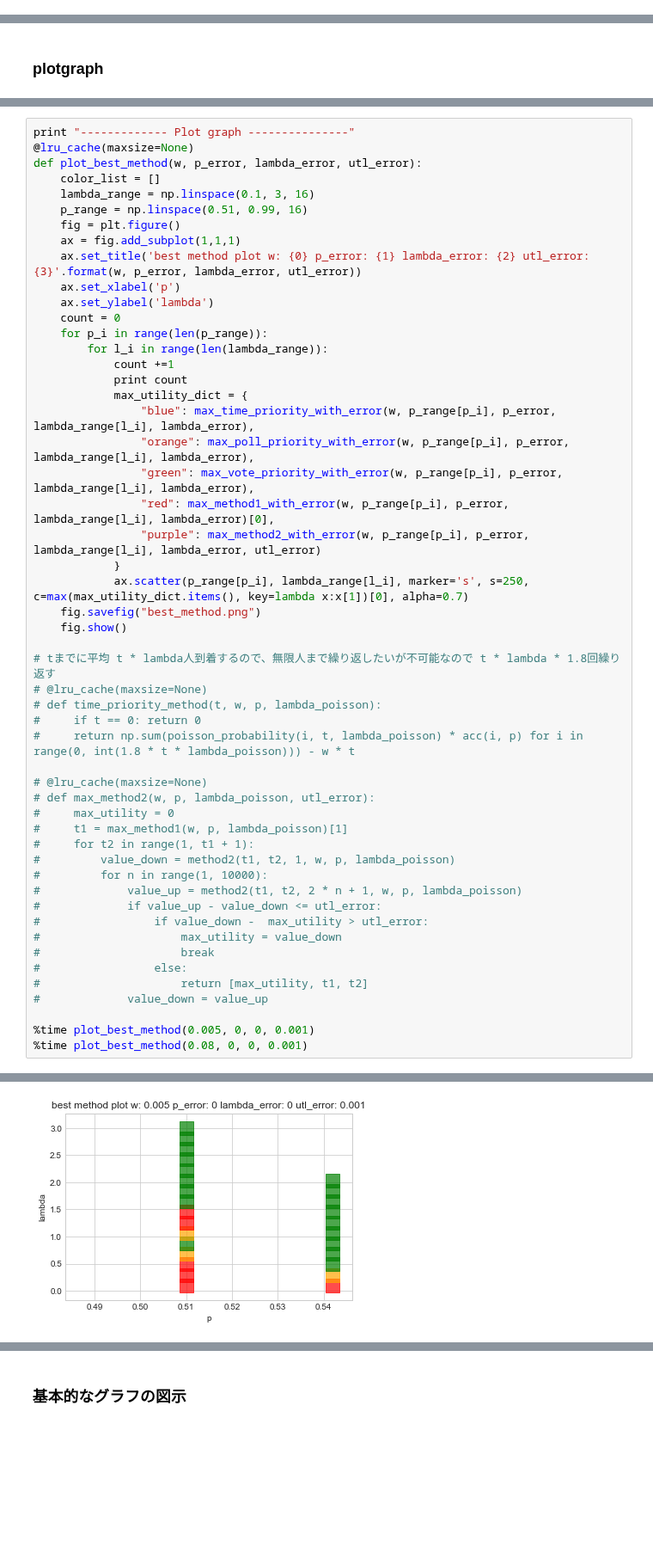
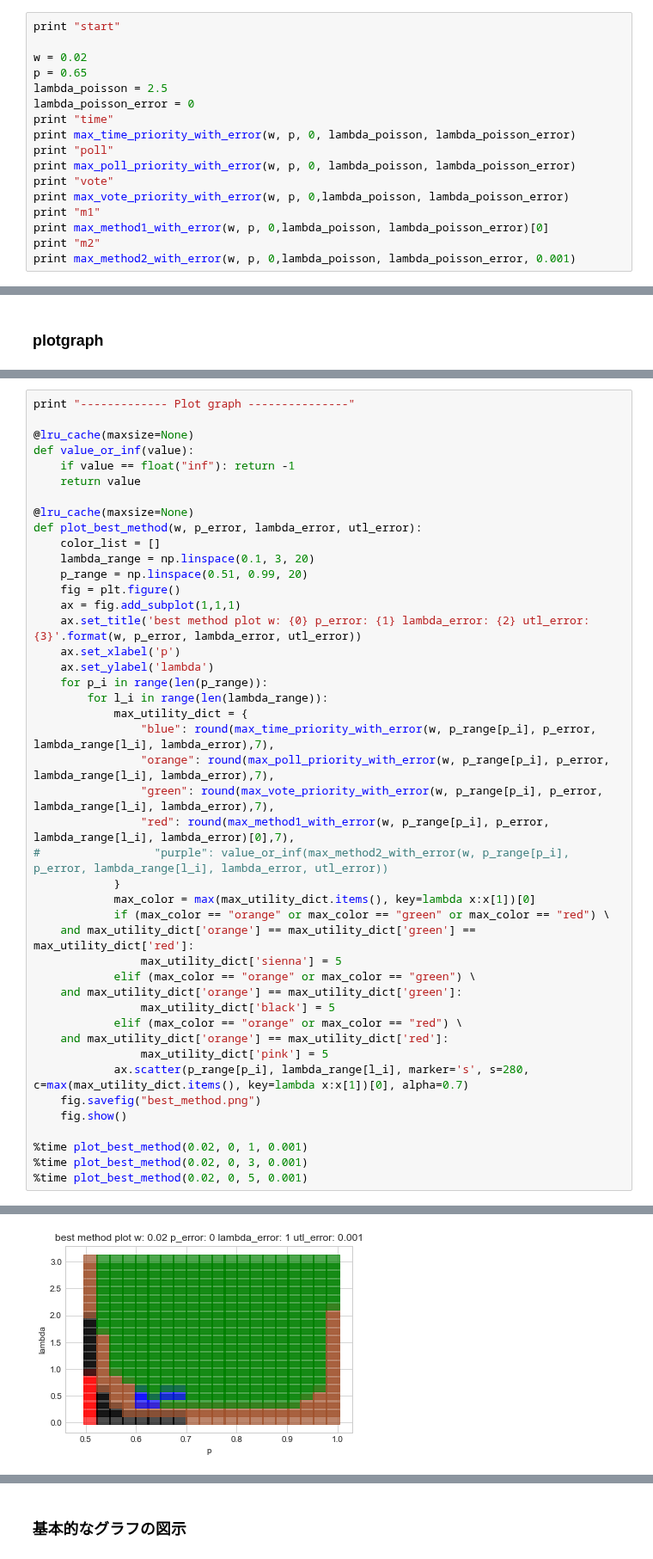
Before and after one commit to k33asby/opinion-aggregation-experiment, a Jupyter notebook: py/opinion-aggregation-experiment.ipynb, the cells around one changed output, grey strips where cells are left out. Shown at 86% size. Drawn from its saved outputs; the diff is of its cells as text; blank space fills up the shorter version.

```diff
--- a/py/opinion-aggregation-experiment.ipynb
+++ b/py/opinion-aggregation-experiment.ipynb
@@ -458,0 +426,17 @@ print max_method2(w, p, lambda_poisson, 0)
+# %%
+print "start"
+
+w = 0.02
+p = 0.65
+lambda_poisson = 2.5
+lambda_poisson_error = 0
+print "time"
+print max_time_priority_with_error(w, p, 0, lambda_poisson, lambda_poisson_error)
+print "poll"
+print max_poll_priority_with_error(w, p, 0, lambda_poisson, lambda_poisson_error)
+print "vote"
+print max_vote_priority_with_error(w, p, 0,lambda_poisson, lambda_poisson_error)
+print "m1"
+print max_method1_with_error(w, p, 0,lambda_poisson, lambda_poisson_error)[0]
+print "m2"
+print max_method2_with_error(w, p, 0,lambda_poisson, lambda_poisson_error, 0.001)
@@ -513,54 +487,46 @@ def plot_method_utility_with_lambda_poisson_error(w, predicted_p, p_error, predi
 # %%
 print "------------- Plot graph ---------------"
+
+@lru_cache(maxsize=None)
+def value_or_inf(value):
+    if value == float("inf"): return -1
+    return value
+
 @lru_cache(maxsize=None)
 def plot_best_method(w, p_error, lambda_error, utl_error):
     color_list = []
-    lambda_range = np.linspace(0.1, 3, 16)
-    p_range = np.linspace(0.51, 0.99, 16)
+    lambda_range = np.linspace(0.1, 3, 20)
+    p_range = np.linspace(0.51, 0.99, 20)
     fig = plt.figure()
     ax = fig.add_subplot(1,1,1)
     ax.set_title('best method plot w: {0} p_error: {1} lambda_error: {2} utl_error: {3}'.format(w, p_error, lambda_error, utl_error))
     ax.set_xlabel('p')
     ax.set_ylabel('lambda')
-    count = 0
     for p_i in range(len(p_range)):
         for l_i in range(len(lambda_range)):
-            count +=1
-            print count
             max_utility_dict = {
-                "blue": max_time_priority_with_error(w, p_range[p_i], p_error, lambda_range[l_i], lambda_error),
-                "orange": max_poll_priority_with_error(w, p_range[p_i], p_error, lambda_range[l_i], lambda_error),
-                "green": max_vote_priority_with_error(w, p_range[p_i], p_error, lambda_range[l_i], lambda_error),
-                "red": max_method1_with_error(w, p_range[p_i], p_error, lambda_range[l_i], lambda_error)[0],
-                "purple": max_method2_with_error(w, p_range[p_i], p_error, lambda_range[l_i], lambda_error, utl_error)
+                "blue": round(max_time_priority_with_error(w, p_range[p_i], p_error, lambda_range[l_i], lambda_error),7),
+                "orange": round(max_poll_priority_with_error(w, p_range[p_i], p_error, lambda_range[l_i], lambda_error),7),
+                "green": round(max_vote_priority_with_error(w, p_range[p_i], p_error, lambda_range[l_i], lambda_error),7),
+                "red": round(max_method1_with_error(w, p_range[p_i], p_error, lambda_range[l_i], lambda_error)[0],7),
+#                 "purple": value_or_inf(max_method2_with_error(w, p_range[p_i], p_error, lambda_range[l_i], lambda_error, utl_error))
             }
-            ax.scatter(p_range[p_i], lambda_range[l_i], marker='s', s=250, c=max(max_utility_dict.items(), key=lambda x:x[1])[0], alpha=0.7)
+            max_color = max(max_utility_dict.items(), key=lambda x:x[1])[0]
+            if (max_color == "orange" or max_color == "green" or max_color == "red") \
+    and max_utility_dict['orange'] == max_utility_dict['green'] == max_utility_dict['red']:
+                max_utility_dict['sienna'] = 5
+            elif (max_color == "orange" or max_color == "green") \
+    and max_utility_dict['orange'] == max_utility_dict['green']:
+                max_utility_dict['black'] = 5
+            elif (max_color == "orange" or max_color == "red") \
+    and max_utility_dict['orange'] == max_utility_dict['red']:
+                max_utility_dict['pink'] = 5
+            ax.scatter(p_range[p_i], lambda_range[l_i], marker='s', s=280, c=max(max_utility_dict.items(), key=lambda x:x[1])[0], alpha=0.7)
     fig.savefig("best_method.png")
     fig.show()
 
-# tまでに平均 t * lambda人到着するので、無限人まで繰り返したいが不可能なので t * lambda * 1.8回繰り返す
-# @lru_cache(maxsize=None)
-# def time_priority_method(t, w, p, lambda_poisson):
-#     if t == 0: return 0
-#     return np.sum(poisson_probability(i, t, lambda_poisson) * acc(i, p) for i in range(0, int(1.8 * t * lambda_poisson))) - w * t
-
-# @lru_cache(maxsize=None)
-# def max_method2(w, p, lambda_poisson, utl_error):
-#     max_utility = 0
-#     t1 = max_method1(w, p, lambda_poisson)[1]
-#     for t2 in range(1, t1 + 1):
-#         value_down = method2(t1, t2, 1, w, p, lambda_poisson)
-#         for n in range(1, 10000):
-#             value_up = method2(t1, t2, 2 * n + 1, w, p, lambda_poisson)
-#             if value_up - value_down <= utl_error:
-#                 if value_down -  max_utility > utl_error:
-#                     max_utility = value_down
-#                     break
-#                 else:
-#                     return [max_utility, t1, t2]
-#             value_down = value_up
-
-%time plot_best_method(0.005, 0, 0, 0.001)
-%time plot_best_method(0.08, 0, 0, 0.001)
+%time plot_best_method(0.02, 0, 1, 0.001)
+%time plot_best_method(0.02, 0, 3, 0.001)
+%time plot_best_method(0.02, 0, 5, 0.001)
 # %% [output]
 ------------- Plot graph ---------------
@@ -584 +543 @@ OverflowError: (34, 'Result too large')
-[figure, old version]
+[figure, new version]
```
Also changed, not shown: parts of 15 cells of this notebook, 5 other files.
